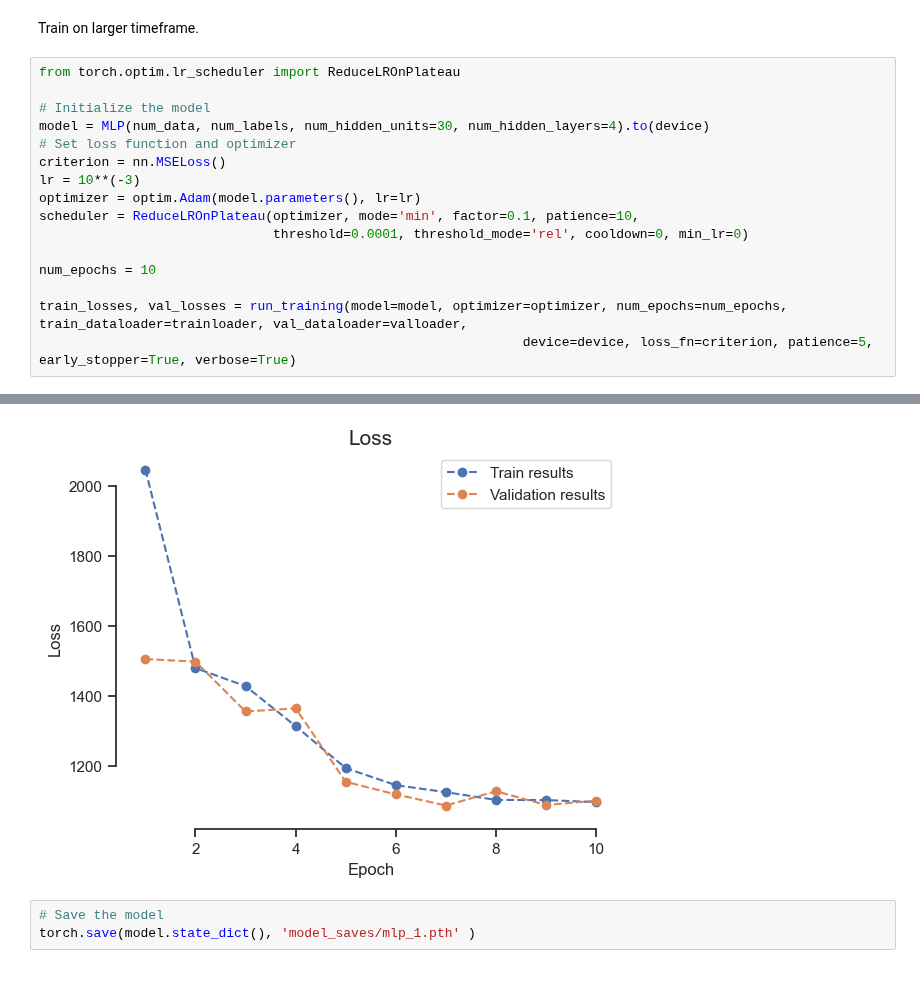
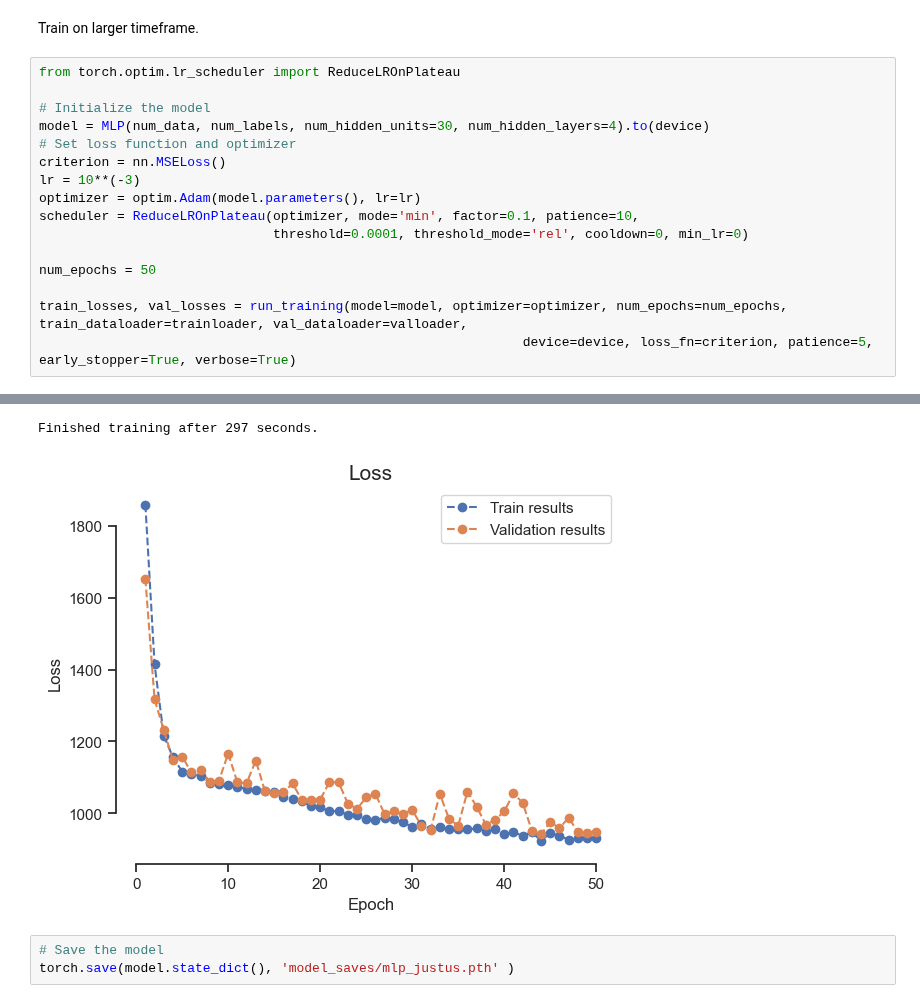
Before and after one commit to justusm00/ebc-project, a Jupyter notebook: MLP.ipynb, the cells around one changed output, grey strips where cells are left out. Cells and saved outputs as stored; diff of their text form.

```diff
--- a/MLP.ipynb
+++ b/MLP.ipynb
@@ -138,7 +122,7 @@ optimizer = optim.Adam(model.parameters(), lr=lr)
 scheduler = ReduceLROnPlateau(optimizer, mode='min', factor=0.1, patience=10,
                               threshold=0.0001, threshold_mode='rel', cooldown=0, min_lr=0)
 
-num_epochs = 10
+num_epochs = 50
 
 train_losses, val_losses = run_training(model=model, optimizer=optimizer, num_epochs=num_epochs, train_dataloader=trainloader, val_dataloader=valloader,
                                                               device=device, loss_fn=criterion, patience=5, early_stopper=True, verbose=True)
@@ -157,4 +147,5 @@ Finished training after 59 seconds.
+Finished training after 297 seconds.
-[figure, old version]
+[figure, new version]
 # %%
 # Save the model
-torch.save(model.state_dict(), 'model_saves/mlp_1.pth' )
+torch.save(model.state_dict(), 'model_saves/mlp_justus.pth' )
```
Also changed, not shown: parts of 3 cells of this notebook, 1 other file.
